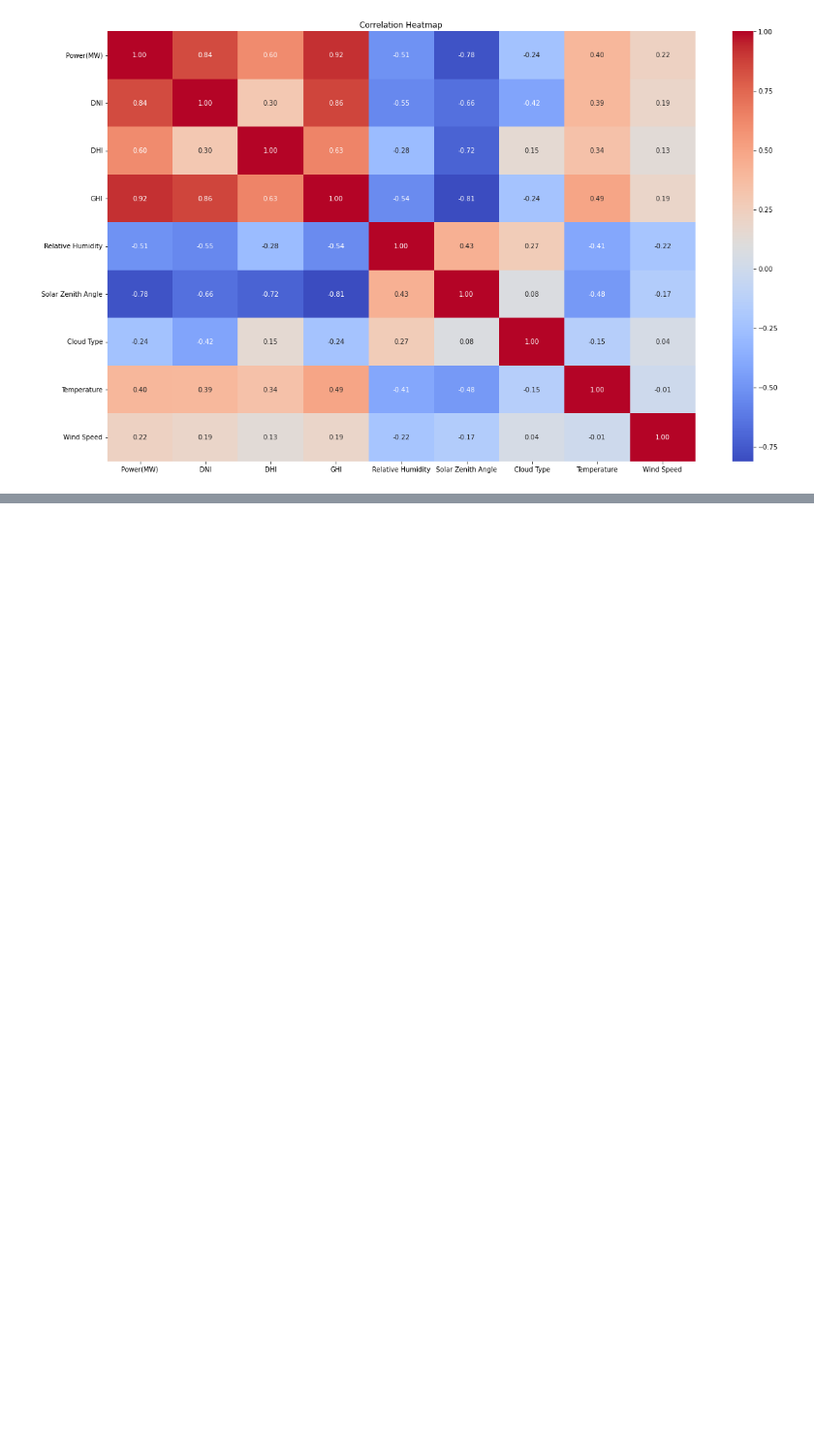
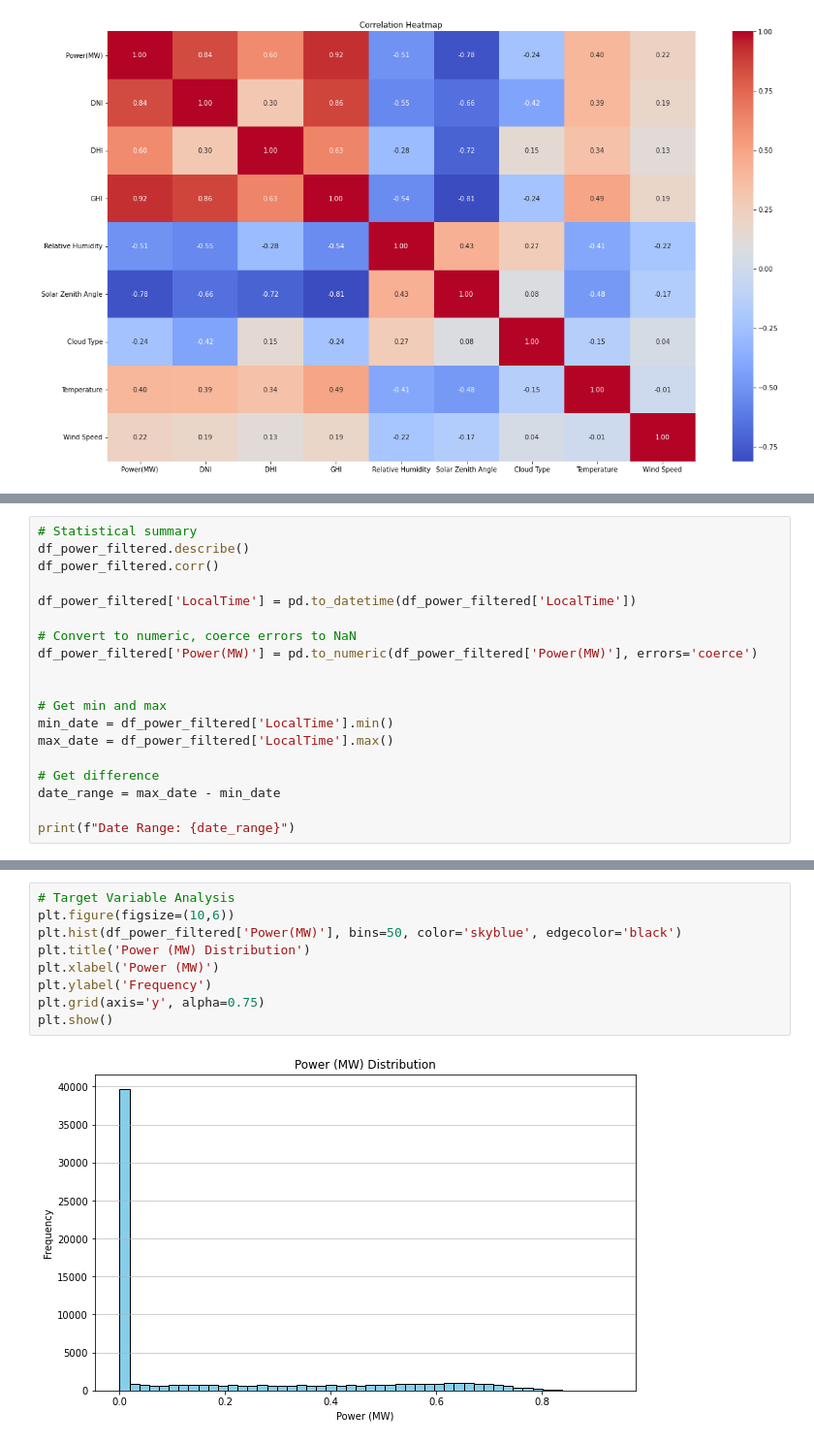
Before and after one commit to t-tasmin/Ontario-Grid-Analysis, a Jupyter notebook: EnergyPrediction.ipynb, the cells around one changed output, grey strips where cells are left out. Shown at 97% size. Cells and saved outputs as stored; diff of their text form; blank space fills up the shorter version.

```diff
--- a/EnergyPrediction.ipynb
+++ b/EnergyPrediction.ipynb
@@ -105,0 +68,19 @@ plt.show()
+# %%
+# Statistical summary
+df_power_filtered.describe()
+df_power_filtered.corr()
+
+df_power_filtered['LocalTime'] = pd.to_datetime(df_power_filtered['LocalTime'])
+
+# Convert to numeric, coerce errors to NaN
+df_power_filtered['Power(MW)'] = pd.to_numeric(df_power_filtered['Power(MW)'], errors='coerce')
+
+
+# Get min and max
+min_date = df_power_filtered['LocalTime'].min()
+max_date = df_power_filtered['LocalTime'].max()
+
+# Get difference
+date_range = max_date - min_date
+
+print(f"Date Range: {date_range}")
@@ -105,0 +99,11 @@ plt.show()
+# %%
+# Target Variable Analysis
+plt.figure(figsize=(10,6))
+plt.hist(df_power_filtered['Power(MW)'], bins=50, color='skyblue', edgecolor='black')
+plt.title('Power (MW) Distribution')
+plt.xlabel('Power (MW)')
+plt.ylabel('Frequency')
+plt.grid(axis='y', alpha=0.75)
+plt.show()
+# %% [output]
+[figure, added]
```
Also changed, not shown: parts of 19 cells of this notebook, 1 other file.
